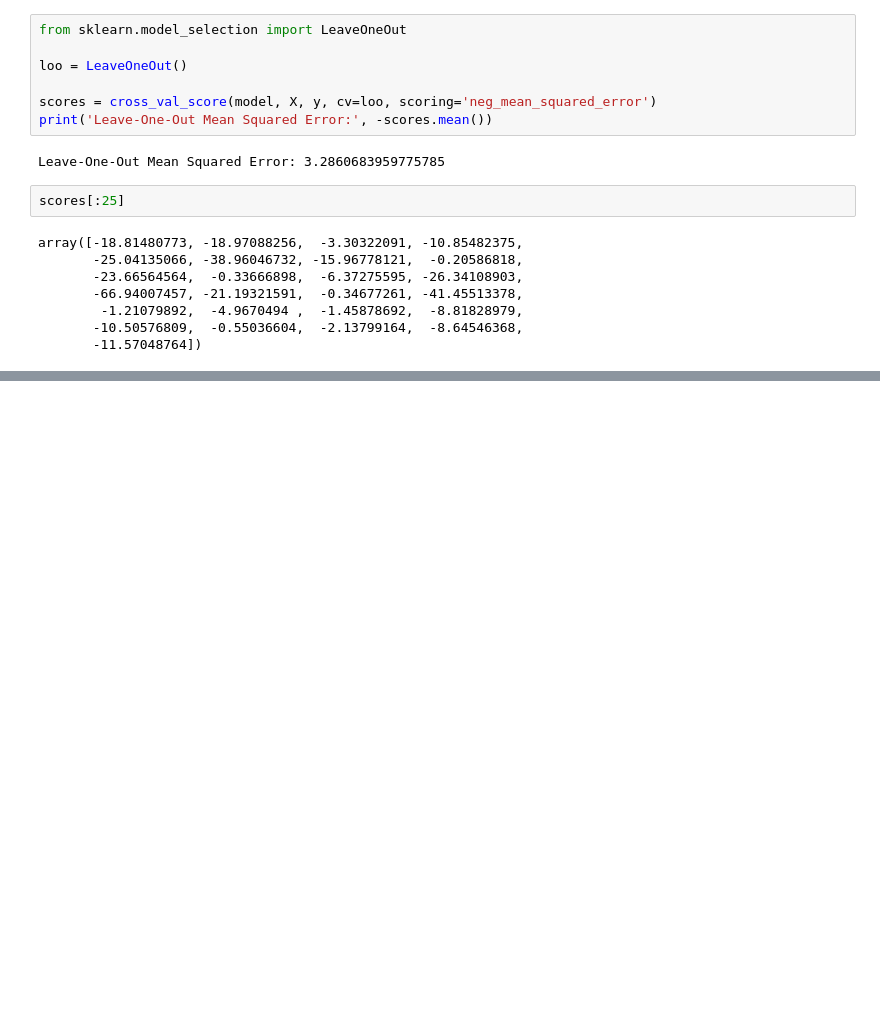
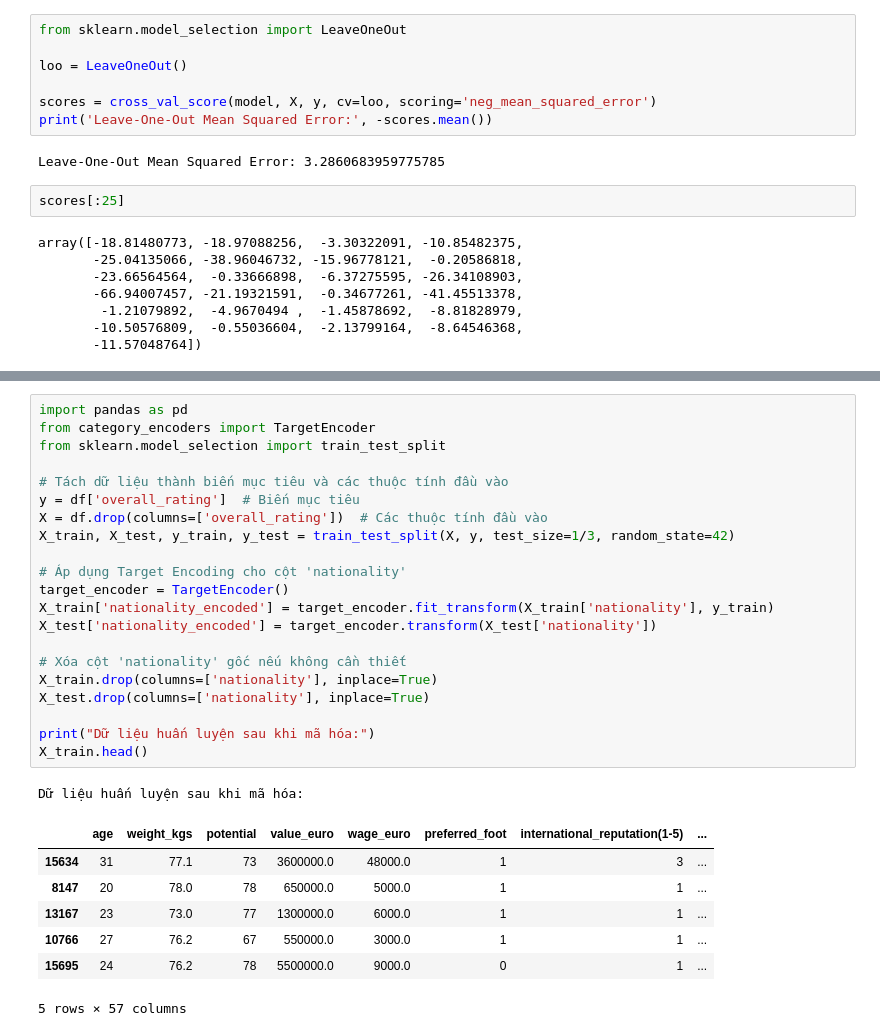
Before and after one commit to nttrung612/Football_Players_Rating_Prediction, a Jupyter notebook: lr.ipynb, the cells around one changed output, grey strips where cells are left out. Saved outputs shown, nothing was run; the diff lists cells and outputs as text; blank space fills up the shorter version.

```diff
--- a/lr.ipynb
+++ b/lr.ipynb
@@ -173,0 +235,30 @@ array([-18.81480773, -18.97088256,  -3.30322091, -10.85482375,
+# %%
+import pandas as pd
+from category_encoders import TargetEncoder
+from sklearn.model_selection import train_test_split
+
+# Tách dữ liệu thành biến mục tiêu và các thuộc tính đầu vào
+y = df['overall_rating']  # Biến mục tiêu
+X = df.drop(columns=['overall_rating'])  # Các thuộc tính đầu vào
+X_train, X_test, y_train, y_test = train_test_split(X, y, test_size=1/3, random_state=42)
+
+# Áp dụng Target Encoding cho cột 'nationality'
+target_encoder = TargetEncoder()
+X_train['nationality_encoded'] = target_encoder.fit_transform(X_train['nationality'], y_train)
+X_test['nationality_encoded'] = target_encoder.transform(X_test['nationality'])
+
+# Xóa cột 'nationality' gốc nếu không cần thiết
+X_train.drop(columns=['nationality'], inplace=True)
+X_test.drop(columns=['nationality'], inplace=True)
+
+print("Dữ liệu huấn luyện sau khi mã hóa:")
+X_train.head()
+# %% [output]
+Dữ liệu huấn luyện sau khi mã hóa:
+|  | age | weight_kgs | potential | value_euro | wage_euro | preferred_foot | international_reputation(1-5) | ... |
+| 15634 | 31 | 77.1 | 73 | 3600000.0 | 48000.0 | 1 | 3 | ... |
+| 8147 | 20 | 78.0 | 78 | 650000.0 | 5000.0 | 1 | 1 | ... |
+| 13167 | 23 | 73.0 | 77 | 1300000.0 | 6000.0 | 1 | 1 | ... |
+| 10766 | 27 | 76.2 | 67 | 550000.0 | 3000.0 | 1 | 1 | ... |
+| 15695 | 24 | 76.2 | 78 | 5500000.0 | 9000.0 | 0 | 1 | ... |
+5 rows × 57 columns
```
Also changed, not shown: parts of 13 cells of this notebook, 2 other files.
